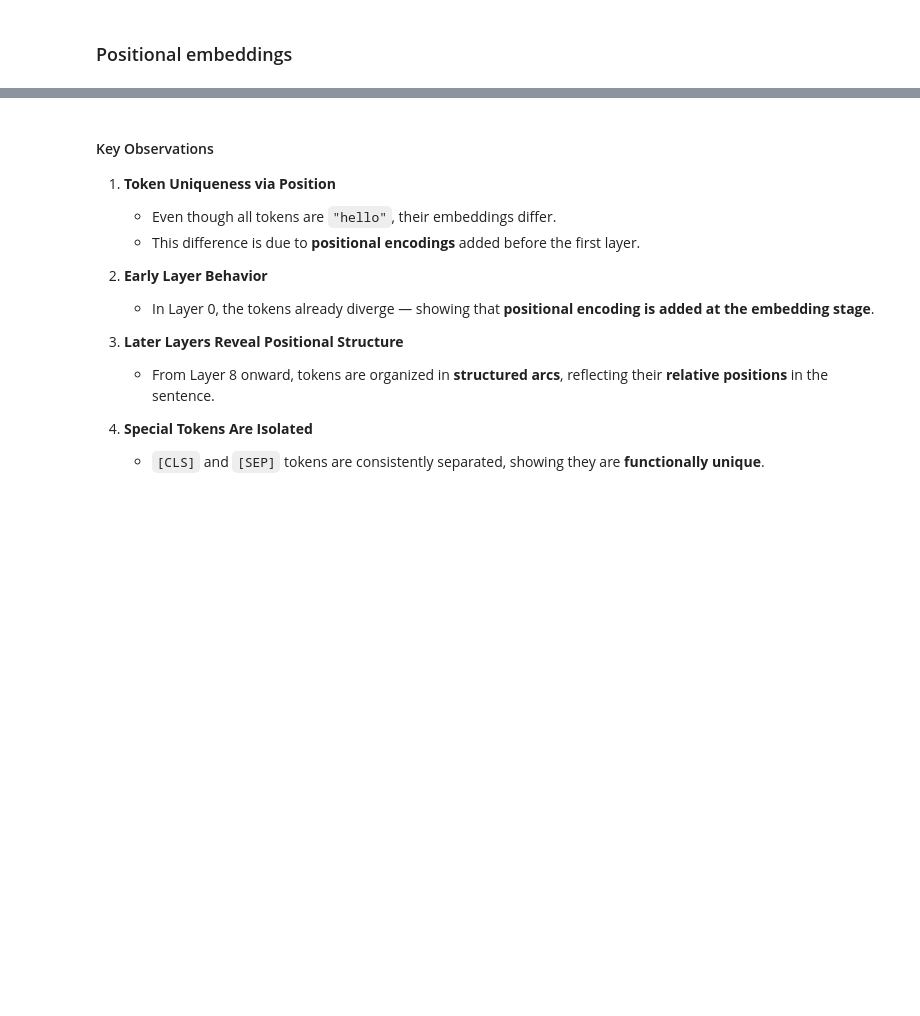
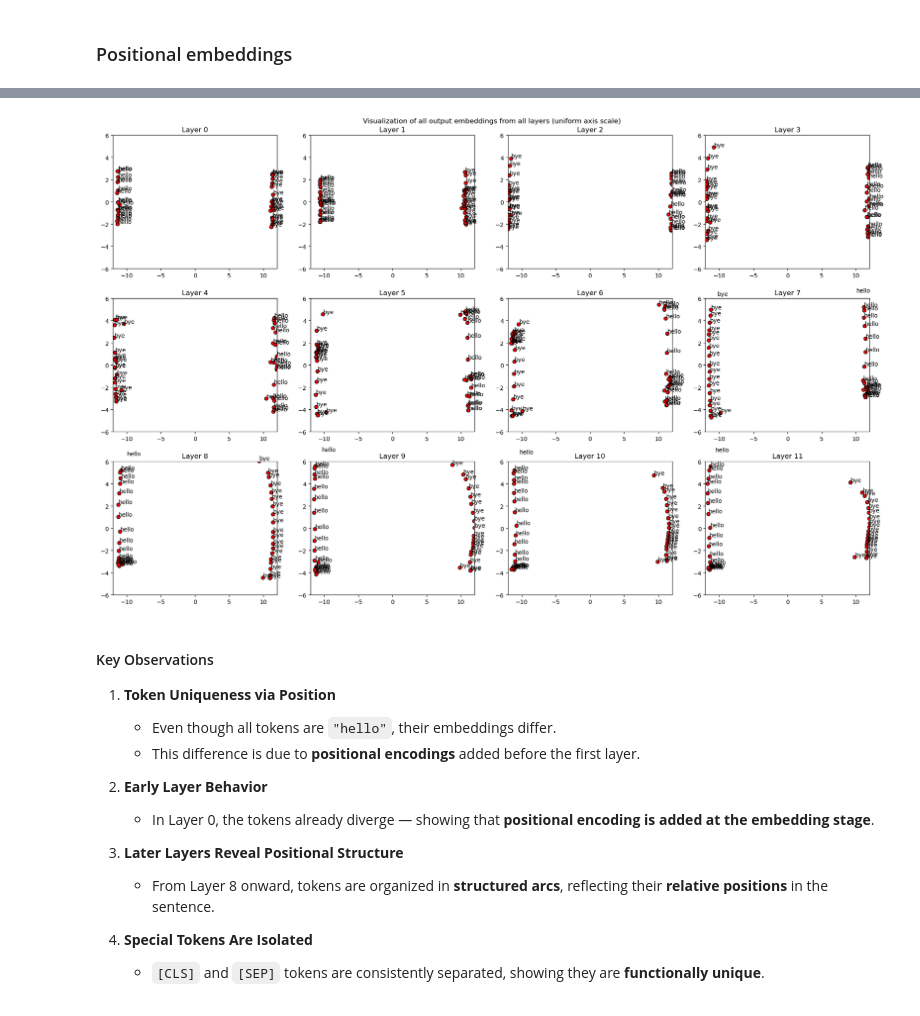
Before and after one commit to migueldomingos/wisdom_project, a Jupyter notebook: project-phase1.ipynb, the cells around one changed output, grey strips where cells are left out. Drawn from its saved outputs; the diff is of its cells as text; code cells hidden in the pictures; blank space fills up the shorter version.

Commit message:
Plot fixed

```diff
--- a/project-phase1.ipynb
+++ b/project-phase1.ipynb
@@ -618,7 +880,8 @@ plt.show()
 # %% [markdown]
 ### Positional embeddings
 # %%
-sentence = "hello hello hello hello hello hello hello hello hello hello hello hello hello hello hello hello hello hello hello hello"
+sentence1 = "hello hello hello hello hello hello hello hello hello hello hello hello hello hello hello hello hello hello hello hello"
+sentence2 = "bye bye bye bye bye bye bye bye bye bye bye bye bye bye bye bye bye bye bye bye"
 # %%
 model_path = 'nboost/pt-bert-base-uncased-msmarco'
 
@@ -626,7 +889,7 @@ tokenizer = AutoTokenizer.from_pretrained(model_path)
 config = AutoConfig.from_pretrained(model_path,  output_hidden_states=True, output_attentions=True)
 model = AutoModelForSequenceClassification.from_pretrained(model_path, config=config)
 
-inputs = tokenizer(sentence, return_tensors='pt', add_special_tokens=True, max_length=512, padding=True, truncation=True)
+inputs = tokenizer(sentence1, sentence2, return_tensors='pt', add_special_tokens=True, max_length=512, padding=True, truncation=True)
 input_ids = inputs["input_ids"][0]
 input_tokens_list = tokenizer.convert_ids_to_tokens(input_ids)
 with torch.no_grad():
@@ -663,41 +928,60 @@ display_scatterplot(output_embeddings.detach().numpy(), input_tokens_list)
 # %%
 layer = 1
 
 rows = 3
 cols = 4
 fig, ax_full = plt.subplots(rows, cols)
 fig.set_figheight(rows*4)
 fig.set_figwidth(cols*4+3)
 plt.rcParams.update({'font.size': 6})
 
+# Define your axis scale ranges
+x_range = (-12, 12)
+y_range = (-6, 6)
 
 layer = 0
 for r in range(rows):
     for c in range(cols):
 
-        ax = ax_full[r,c]
+        ax = ax_full[r, c]
+        plt.rcParams.update({'font.size': 10})
 
-        plt.rcParams.update({'font.size': 10})
         current_hidden_state = hidden_states[layer][0].detach().numpy()
 
-        if current_hidden_state.shape[1] == 2:
-            twodim = current_hidden_state
+        # Filter out [CLS] and [SEP]
+        tokens_filtered = []
+        vectors_filtered = []
+        for i, token in enumerate(input_tokens_list):
+            if token not in ['[CLS]', '[SEP]']:
+                tokens_filtered.append(token)
+                vectors_filtered.append(current_hidden_state[i])
+
+        vectors_filtered = np.array(vectors_filtered)
+
+        # Apply PCA if necessary
+        if vectors_filtered.shape[1] == 2:
+            twodim = vectors_filtered
         else:
-            twodim = PCA().fit_transform(current_hidden_state)[:,:2]
+            twodim = PCA().fit_transform(vectors_filtered)[:, :2]
 
-        plt.style.use('default') # https://matplotlib.org/3.5.1/gallery/style_sheets/style_sheets_reference.html
-        im = ax.scatter(twodim[:,0], twodim[:,1], edgecolors='k', c='r')
-        for word, (x,y) in zip(input_tokens_list, twodim):
-            ax.text(x+0.05, y+0.05, word[1:])
+        plt.style.use('default')
+        ax.scatter(twodim[:, 0], twodim[:, 1], edgecolors='k', c='r')
 
-        # Show all ticks and label them with the respective list entries
+        for word, (x, y) in zip(tokens_filtered, twodim):
+            ax.text(x + 0.05, y + 0.05, word)
+
+        # Set title and fixed axes
         ax.set_title("Layer " + str(layer))
+        ax.set_xlim(x_range)
+        ax.set_ylim(y_range)
 
-        # Loop over data dimensions and create text annotations.
-        layer = layer + 1
+        layer += 1
 
-fig.suptitle("Visualization of all output embeddings from all layers")
+fig.suptitle("Visualization of all output embeddings from all layers (uniform axis scale)")
+plt.tight_layout()
 plt.show()
+# %% [output]
+[figure, added]
 # %% [markdown]
 #### Key Observations
 
```
Also changed, not shown: parts of 31 cells of this notebook, 1 other file.
